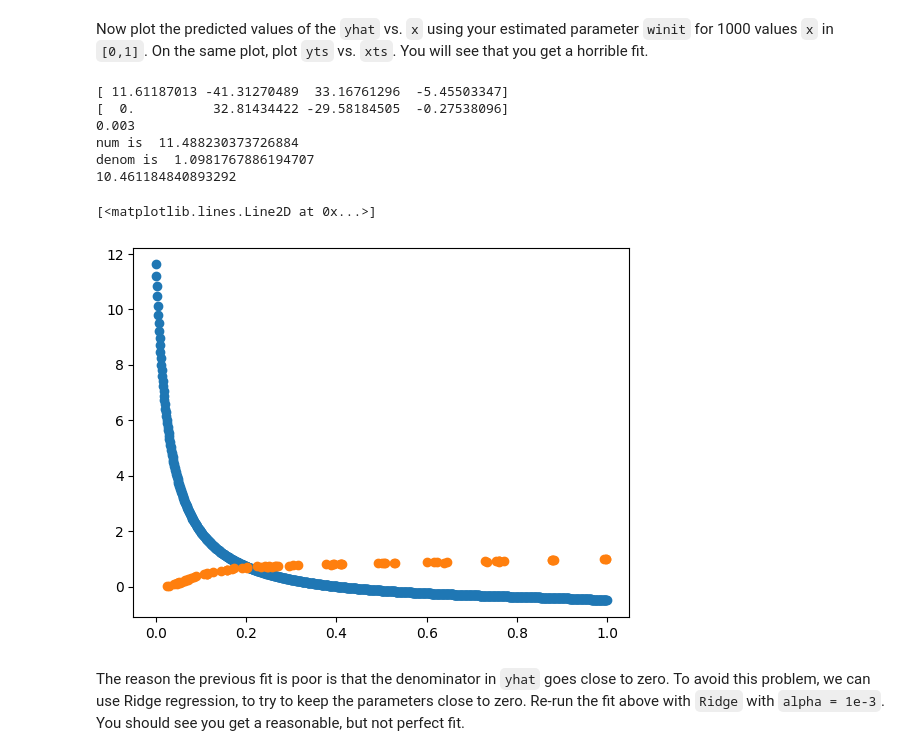
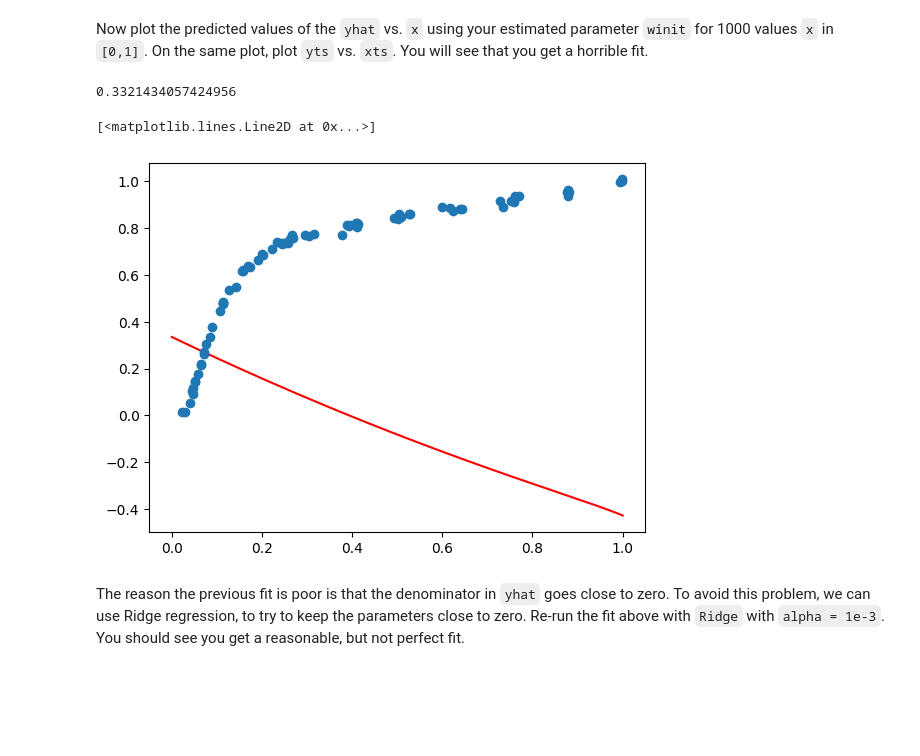
Before and after one commit to Al-Jazzazi/introml, a Jupyter notebook: unit07_optim/lab_nlls_partial.ipynb, the cells around one changed output. Cells and saved outputs as stored; diff of their text form; code cells hidden in the pictures; blank space fills up the shorter version.

```diff
--- a/unit07_optim/lab_nlls_partial.ipynb
+++ b/unit07_optim/lab_nlls_partial.ipynb
@@ -90,18 +90,11 @@ def predict(w, x):
     # Extract a and b from w
     a = w[:d+1]           # First d+1 elements for a
     b = w[d+1:]           # Remaining d elements for b
-    b = np.append([0], b)
-    print(a)
-    print(b)
-    print(x[3])
     # Compute yhat
     num = np.polyval(a[::-1], x)             # Evaluate numerator polynomial
-    denom = np.polyval(b[::-1], x)
-    ones = np.ones(denom.size)
-    denom = ones + denom    # Evaluate denominator polynomial
-    print("num is ", num[3])
-    print("denom is ", denom[3])
-    yhat = num / denom                        # Compute the ratio
+    denom = (1 + np.polyval(b[::-1], x))
+
+    yhat = num / denom
 
     return yhat
 # %% [markdown]
@@ -145,23 +140,18 @@ print(winit)
 Now plot the predicted values of the `yhat` vs. `x` using your estimated parameter `winit` for 1000 values `x` in `[0,1]`.  On the same plot, plot `yts` vs. `xts`.  You will see that you get a horrible fit.
 # %%
 # TODO
-xp = np.arange(0,1, 1/1000)
+xp = np.linspace(0, 1, 1000)
 
 
 yhat = predict(winit,xp)
 print(yhat[3])
 
-plt.plot(xp, yhat, 'o')
+plt.plot(xp, yhat, 'r')
 plt.plot(xts, yts, 'o')
 # %% [output]
-[ 11.61187013 -41.31270489  33.16761296  -5.45503347]
-[  0.          32.81434422 -29.58184505  -0.27538096]
-0.003
-num is  11.488230373726884
-denom is  1.0981767886194707
-10.461184840893292
+0.3321434057424956
 [<matplotlib.lines.Line2D at 0x...>]
-[figure, old version]
+[figure, new version]
 # %% [markdown]
 The reason the previous fit is poor is that the denominator in `yhat` goes close to zero.   To avoid this problem, we can use Ridge regression, to try to keep the parameters close to zero.  Re-run the fit above with `Ridge` with `alpha = 1e-3`. You should see you get a reasonable, but not perfect fit.
 # %%
```
Also changed, not shown: parts of 7 cells of this notebook.
